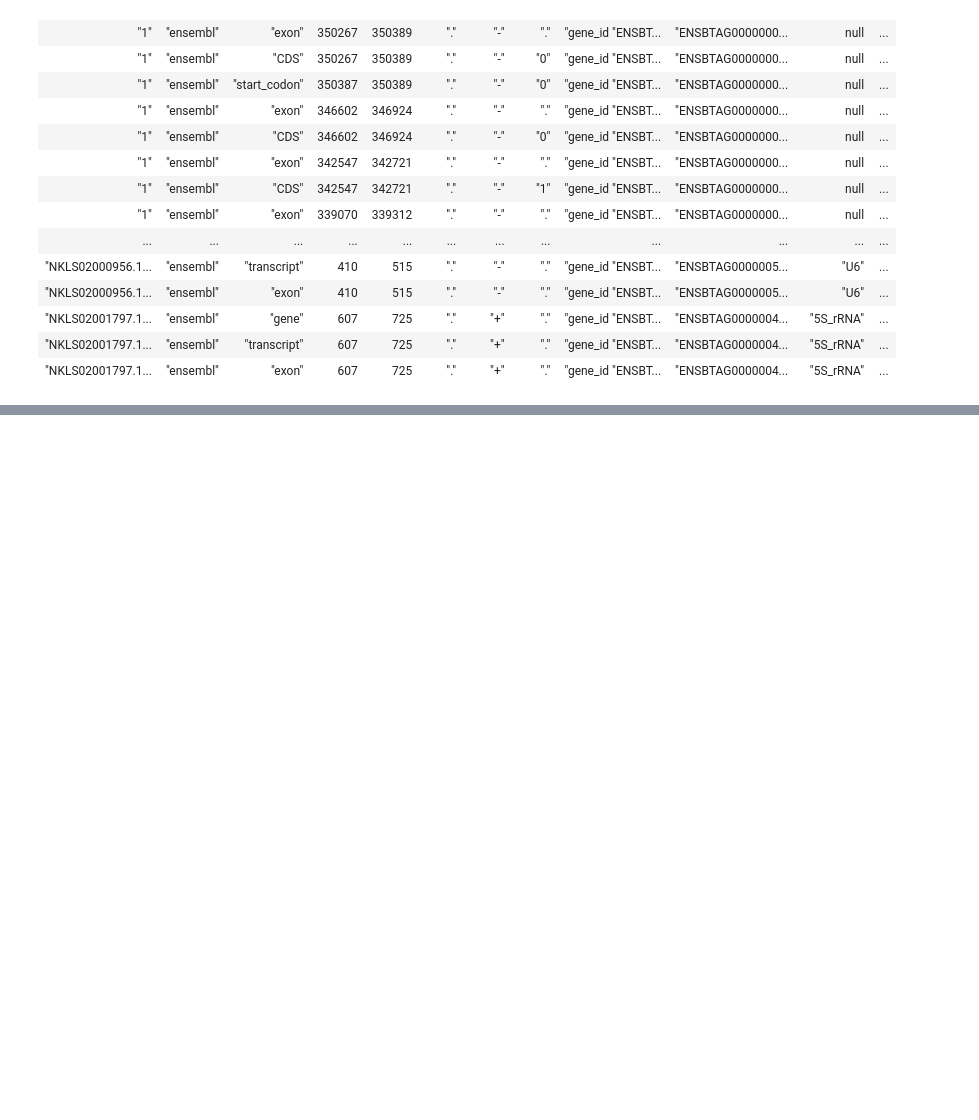
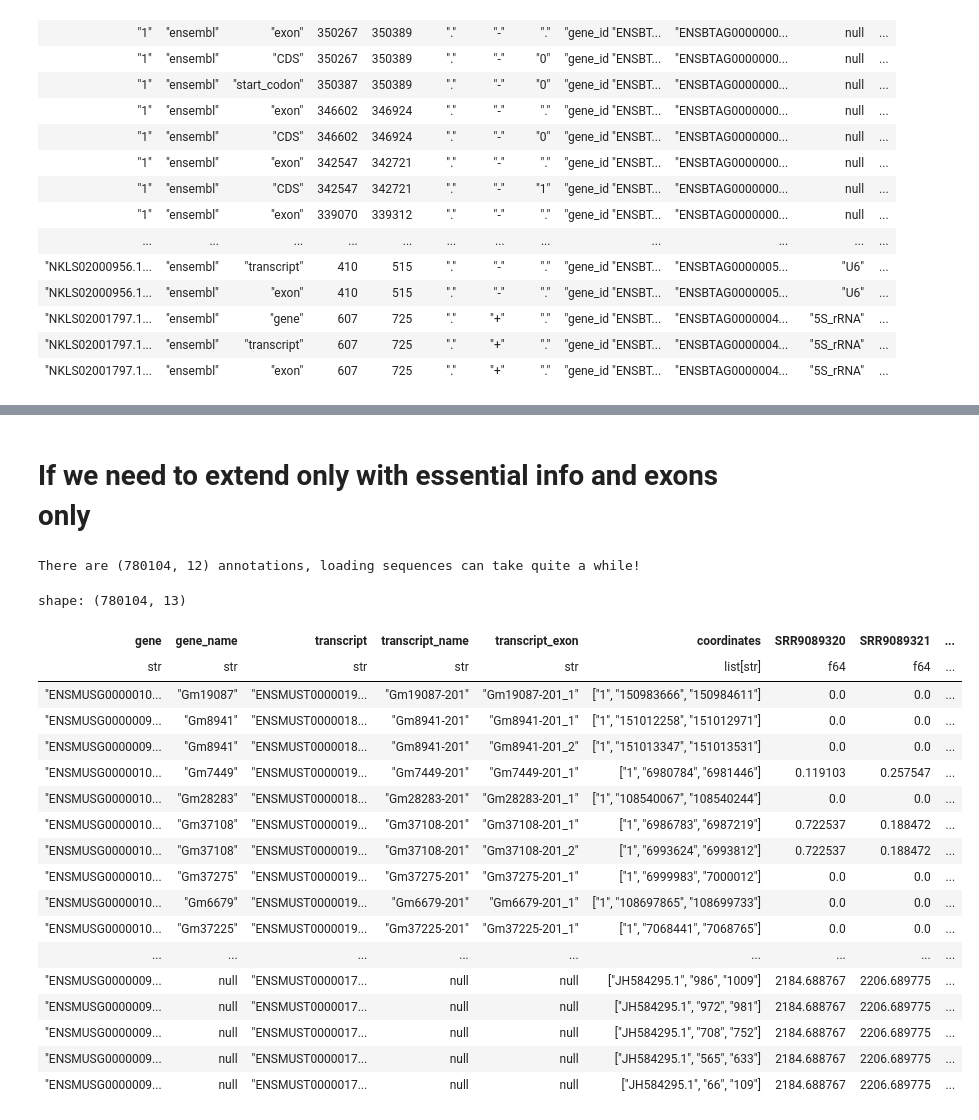
Before and after one commit to antonkulaga/genotations, a Jupyter notebook: examples/explore_mouse.ipynb, the cells around one changed output, grey strips where cells are left out. Cells and saved outputs as stored; diff of their text form; code cells hidden in the pictures; blank space fills up the shorter version.

```diff
--- a/examples/explore_mouse.ipynb
+++ b/examples/explore_mouse.ipynb
@@ -239,0 +305,26 @@ cow1.annotations.with_gene_name_contains("FOXO1").genes_visual(cow1.genome)[0].p
+# %% [markdown]
+# If we need to extend only with essential info and exons only
+# %%
+expressions_ext_smaller = mouse.annotations.with_genes_transcripts_exons_coordinates_only().extend_with_annotations_and_sequences(expressions, mouse.genome)
+expressions_ext_smaller
+# %% [output]
+There are (780104, 12) annotations, loading sequences can take quite a while!
+shape: (780104, 13)
+| gene | gene_name | transcript | transcript_name | transcript_exon | coordinates | SRR9089320 | SRR9089321 | ... |
+| str | str | str | str | str | list[str] | f64 | f64 | ... |
+| "ENSMUSG0000010... | "Gm19087" | "ENSMUST0000019... | "Gm19087-201" | "Gm19087-201_1" | ["1", "150983666", "150984611"] | 0.0 | 0.0 | ... |
+| "ENSMUSG0000009... | "Gm8941" | "ENSMUST0000018... | "Gm8941-201" | "Gm8941-201_1" | ["1", "151012258", "151012971"] | 0.0 | 0.0 | ... |
+| "ENSMUSG0000009... | "Gm8941" | "ENSMUST0000018... | "Gm8941-201" | "Gm8941-201_2" | ["1", "151013347", "151013531"] | 0.0 | 0.0 | ... |
+| "ENSMUSG0000010... | "Gm7449" | "ENSMUST0000019... | "Gm7449-201" | "Gm7449-201_1" | ["1", "6980784", "6981446"] | 0.119103 | 0.257547 | ... |
+| "ENSMUSG0000010... | "Gm28283" | "ENSMUST0000018... | "Gm28283-201" | "Gm28283-201_1" | ["1", "108540067", "108540244"] | 0.0 | 0.0 | ... |
+| "ENSMUSG0000010... | "Gm37108" | "ENSMUST0000019... | "Gm37108-201" | "Gm37108-201_1" | ["1", "6986783", "6987219"] | 0.722537 | 0.188472 | ... |
+| "ENSMUSG0000010... | "Gm37108" | "ENSMUST0000019... | "Gm37108-201" | "Gm37108-201_2" | ["1", "6993624", "6993812"] | 0.722537 | 0.188472 | ... |
+| "ENSMUSG0000010... | "Gm37275" | "ENSMUST0000019... | "Gm37275-201" | "Gm37275-201_1" | ["1", "6999983", "7000012"] | 0.0 | 0.0 | ... |
+| "ENSMUSG0000010... | "Gm6679" | "ENSMUST0000019... | "Gm6679-201" | "Gm6679-201_1" | ["1", "108697865", "108699733"] | 0.0 | 0.0 | ... |
+| "ENSMUSG0000010... | "Gm37225" | "ENSMUST0000019... | "Gm37225-201" | "Gm37225-201_1" | ["1", "7068441", "7068765"] | 0.0 | 0.0 | ... |
+| ... | ... | ... | ... | ... | ... | ... | ... | ... |
+| "ENSMUSG0000009... | null | "ENSMUST0000017... | null | null | ["JH584295.1", "986", "1009"] | 2184.688767 | 2206.689775 | ... |
+| "ENSMUSG0000009... | null | "ENSMUST0000017... | null | null | ["JH584295.1", "972", "981"] | 2184.688767 | 2206.689775 | ... |
+| "ENSMUSG0000009... | null | "ENSMUST0000017... | null | null | ["JH584295.1", "708", "752"] | 2184.688767 | 2206.689775 | ... |
+| "ENSMUSG0000009... | null | "ENSMUST0000017... | null | null | ["JH584295.1", "565", "633"] | 2184.688767 | 2206.689775 | ... |
+| "ENSMUSG0000009... | null | "ENSMUST0000017... | null | null | ["JH584295.1", "66", "109"] | 2184.688767 | 2206.689775 | ... |
```
Also changed, not shown: parts of 12 cells of this notebook, 3 other files.
